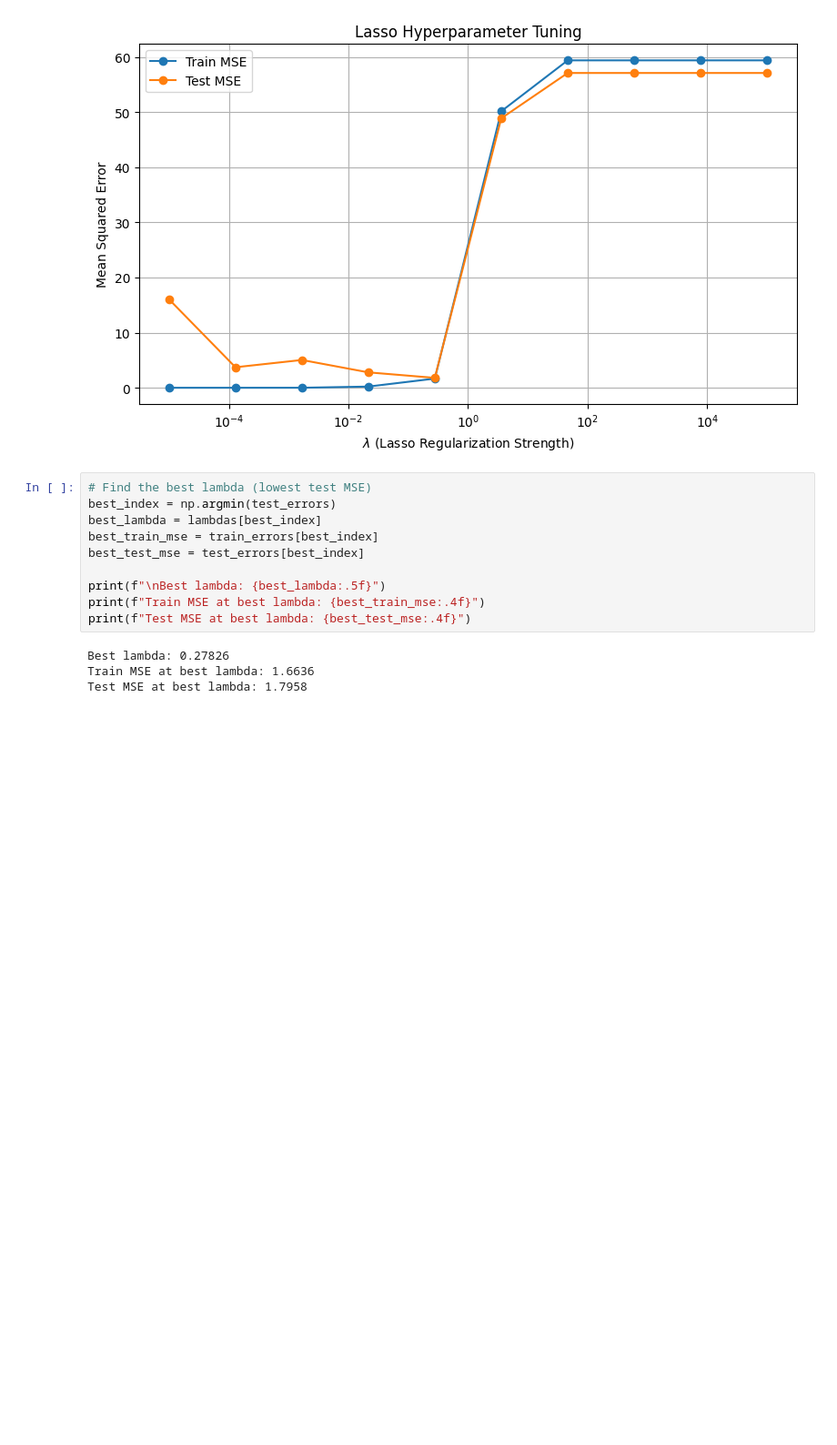
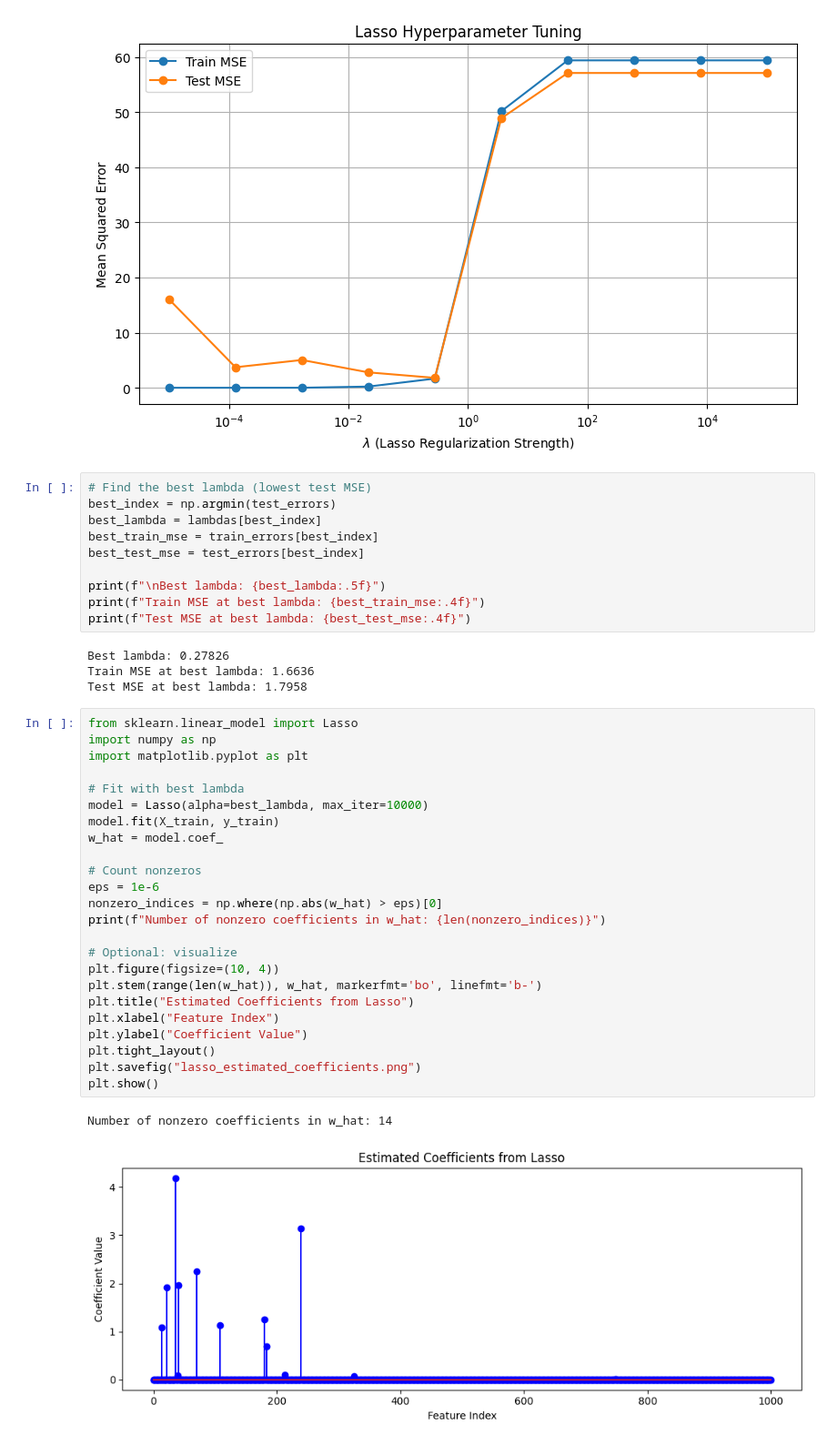
Before and after one commit to kkipngenokoech/MathsRequiredForAI, a Jupyter notebook: PGM/HW3/homework.ipynb, the cells around one changed output. Shown: that part at 91% size. Saved outputs shown, nothing was run; the diff lists cells and outputs as text; blank space fills up the shorter version.

```diff
--- a/PGM/HW3/homework.ipynb
+++ b/PGM/HW3/homework.ipynb
@@ -428,3 +428,30 @@ print(f"Test MSE at best lambda: {best_test_mse:.4f}")
 Best lambda: 0.27826
 Train MSE at best lambda: 1.6636
 Test MSE at best lambda: 1.7958
+# %%
+from sklearn.linear_model import Lasso
+import numpy as np
+import matplotlib.pyplot as plt
+
+# Fit with best lambda
+model = Lasso(alpha=best_lambda, max_iter=10000)
+model.fit(X_train, y_train)
+w_hat = model.coef_
+
+# Count nonzeros
+eps = 1e-6
+nonzero_indices = np.where(np.abs(w_hat) > eps)[0]
+print(f"Number of nonzero coefficients in w_hat: {len(nonzero_indices)}")
+
+# Optional: visualize
+plt.figure(figsize=(10, 4))
+plt.stem(range(len(w_hat)), w_hat, markerfmt='bo', linefmt='b-')
+plt.title("Estimated Coefficients from Lasso")
+plt.xlabel("Feature Index")
+plt.ylabel("Coefficient Value")
+plt.tight_layout()
+plt.savefig("lasso_estimated_coefficients.png")
+plt.show()
+# %% [output]
+Number of nonzero coefficients in w_hat: 14
+[figure, added]
```
Also changed, not shown: parts of 1 cell of this notebook, 10 other files.
